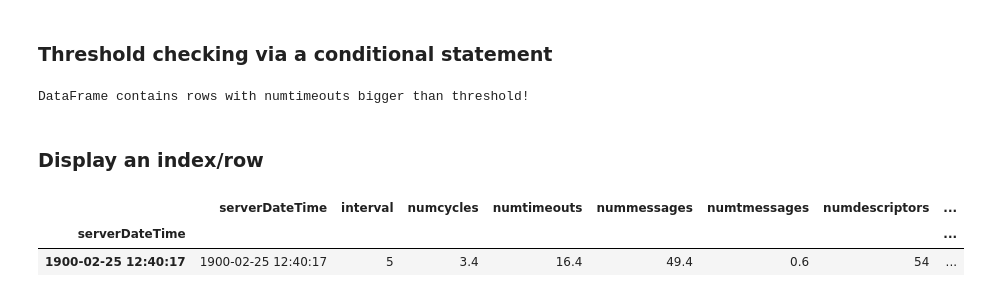
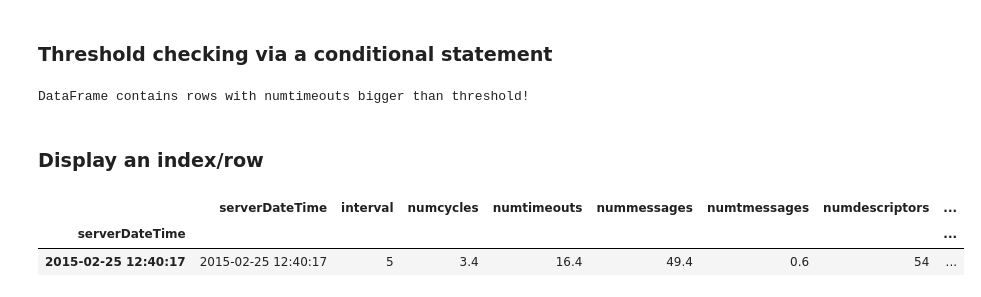
Before and after one commit to inafev/anacondalearning, a Jupyter notebook: Data_mining_with_Anaconda_proof_of_concept.ipynb, the cells around one changed output. Saved outputs shown, nothing was run; the diff lists cells and outputs as text; code cells hidden in the pictures.

```diff
--- a/Data_mining_with_Anaconda_proof_of_concept.ipynb
+++ b/Data_mining_with_Anaconda_proof_of_concept.ipynb
@@ -280,0 +283,4 @@ Name: serverDateTime, dtype: datetime64[ns]
+# %%
+dframe['serverDateTime'] = dframe['serverDateTime'].map(lambda t: t.replace(year=2015))
+dframe['serverDateTime'].dt.year
+dframe['serverDateTime']
@@ -544,8 +558,8 @@ DataFrame contains rows with numtimeouts bigger than threshold!
 # %% [markdown]
 ### Display an index/row
 # %%
-dframe.ix['1900-02-25 12:40:17']
+dframe.ix['2015-02-25 12:40:17']
 # %% [output]
 |  | serverDateTime | interval | numcycles | numtimeouts | nummessages | numtmessages | numdescriptors | ... |
 | serverDateTime |  |  |  |  |  |  |  | ... |
-| 1900-02-25 12:40:17 | 1900-02-25 12:40:17 | 5 | 3.4 | 16.4 | 49.4 | 0.6 | 54 | ... |
+| 2015-02-25 12:40:17 | 2015-02-25 12:40:17 | 5 | 3.4 | 16.4 | 49.4 | 0.6 | 54 | ... |
```
Also changed, not shown: parts of 17 cells of this notebook.
